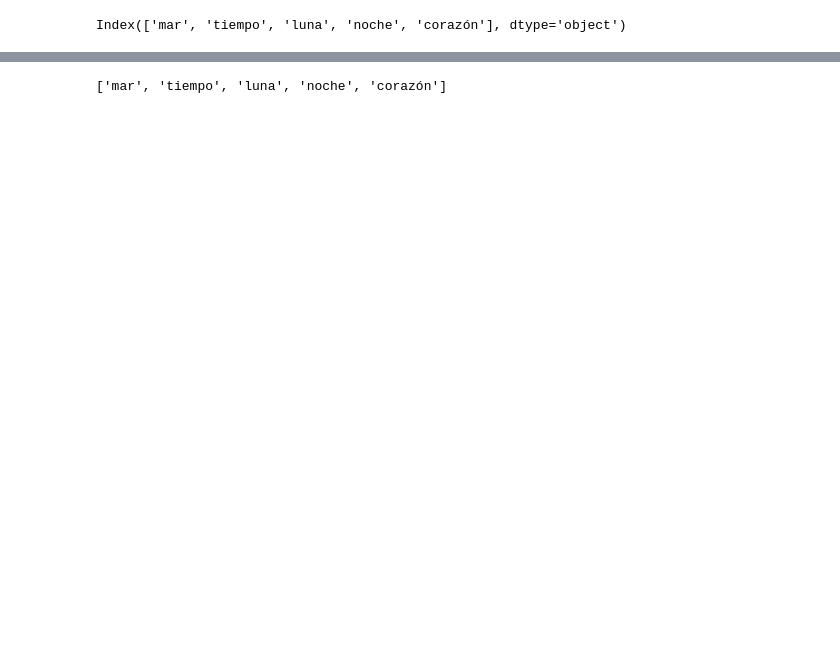
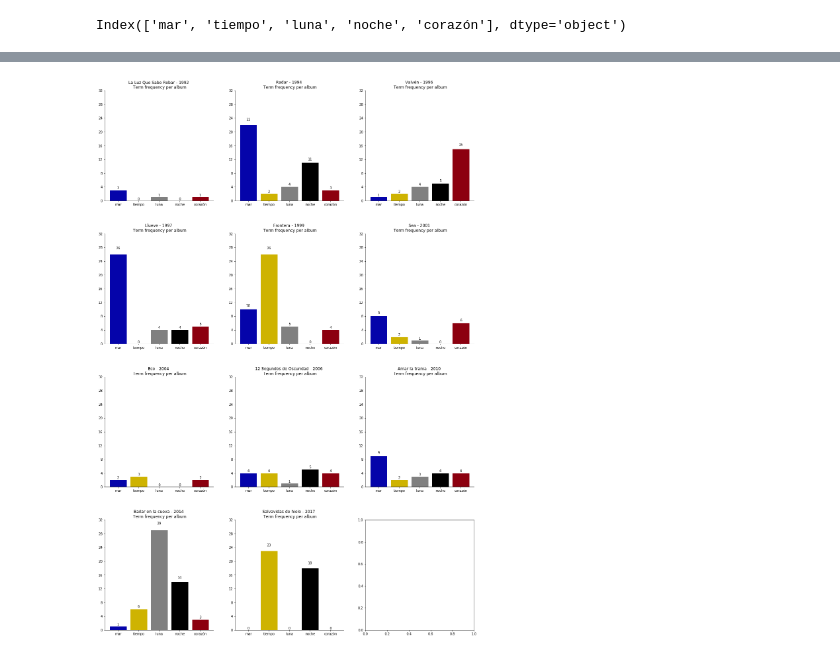
Before and after one commit to alexing/datadata, a Jupyter notebook: drexler_data_exploration.ipynb, the cells around one changed output, grey strips where cells are left out. Saved outputs shown, nothing was run; the diff lists cells and outputs as text; code cells hidden in the pictures; blank space fills up the shorter version.

```diff
--- a/drexler_data_exploration.ipynb
+++ b/drexler_data_exploration.ipynb
@@ -152,10 +153,21 @@ counts.head(20)
 # %%
 words_by_album = {}
+words_by_year = {}
 top_five_words = counts.head(5).index
 for row in df[['album','words','year']].iterrows():
     r = row[1]
+    if r.album == 'Others':
+        continue
     if r.album not in words_by_album:
         words_by_album[r.album] = {
+            top_five_words[0]: 0,
+            top_five_words[1]: 0,
+            top_five_words[2]: 0,
+            top_five_words[3]: 0,
+            top_five_words[4]: 0
+        }
+    if r.year not in words_by_year:
+        words_by_year[r.year] = {
             top_five_words[0]: 0,
             top_five_words[1]: 0,
             top_five_words[2]: 0,
@@ -165,15 +177,16 @@ for row in df[['album','words','year']].iterrows():
     for a_word in r.words:
         if a_word == top_five_words[0]:
             words_by_album[r.album][top_five_words[0]] += 1
+            words_by_year[r.year][top_five_words[0]] += 1
         if a_word == top_five_words[1]:
             words_by_album[r.album][top_five_words[1]] += 1
+            words_by_year[r.year][top_five_words[1]] += 1
         if a_word == top_five_words[2]:
             words_by_album[r.album][top_five_words[2]] += 1
+            words_by_year[r.year][top_five_words[2]] += 1
         if a_word == top_five_words[3]:
             words_by_album[r.album][top_five_words[3]] += 1
+            words_by_year[r.year][top_five_words[3]] += 1
         if a_word == top_five_words[4]:
             words_by_album[r.album][top_five_words[4]] += 1
-
-
-
-words_by_album
+            words_by_year[r.year][top_five_words[4]] += 1
@@ -258,4 +236,29 @@ plt.show()
-# %%
-list(an_album.keys())
-# %% [output]
-['mar', 'tiempo', 'luna', 'noche', 'corazón']
+# %%
+fig, axes = plt.subplots(nrows=ROWS, ncols=COLS, figsize=(20,30))
+
+for row in range(ROWS):
+    for col in range(COLS):
+        if not albums_ordered_by_year:
+            break
+        an_album_title = albums_ordered_by_year.pop(0)
+        an_album_year = years_for_albums.pop(0)
+        an_album = words_by_album[an_album_title]
+        rects = axes[row, col].bar(range(len(an_album)), list(an_album.values()), align='center')
+        axes[row, col].set_xticks(range(len(an_album)))
+        axes[row, col].set_xticklabels(list(an_album.keys()))
+        axes[row, col].yaxis.set_major_locator(MaxNLocator(integer=True))
+        axes[row, col].set_ylim([0,max_appearance + 3])
+        axes[row, col].set_title("%s - %d \n Term frequency per album" % (an_album_title, an_album_year))
+        axes[row, col].spines['right'].set_visible(False)
+        axes[row, col].spines['top'].set_visible(False)
+        rects[0].set_color('xkcd:royal blue')
+        rects[1].set_color('xkcd:mustard')
+        rects[2].set_color('grey')
+        rects[3].set_color('black')
+        rects[4].set_color('xkcd:crimson')
+        autolabel(rects, row, col)
+
+plt.subplots_adjust(hspace = 0.3)
+plt.show()
+# %% [output]
+[figure, added]
```
Also changed, not shown: parts of 10 cells of this notebook, 2 other files.
